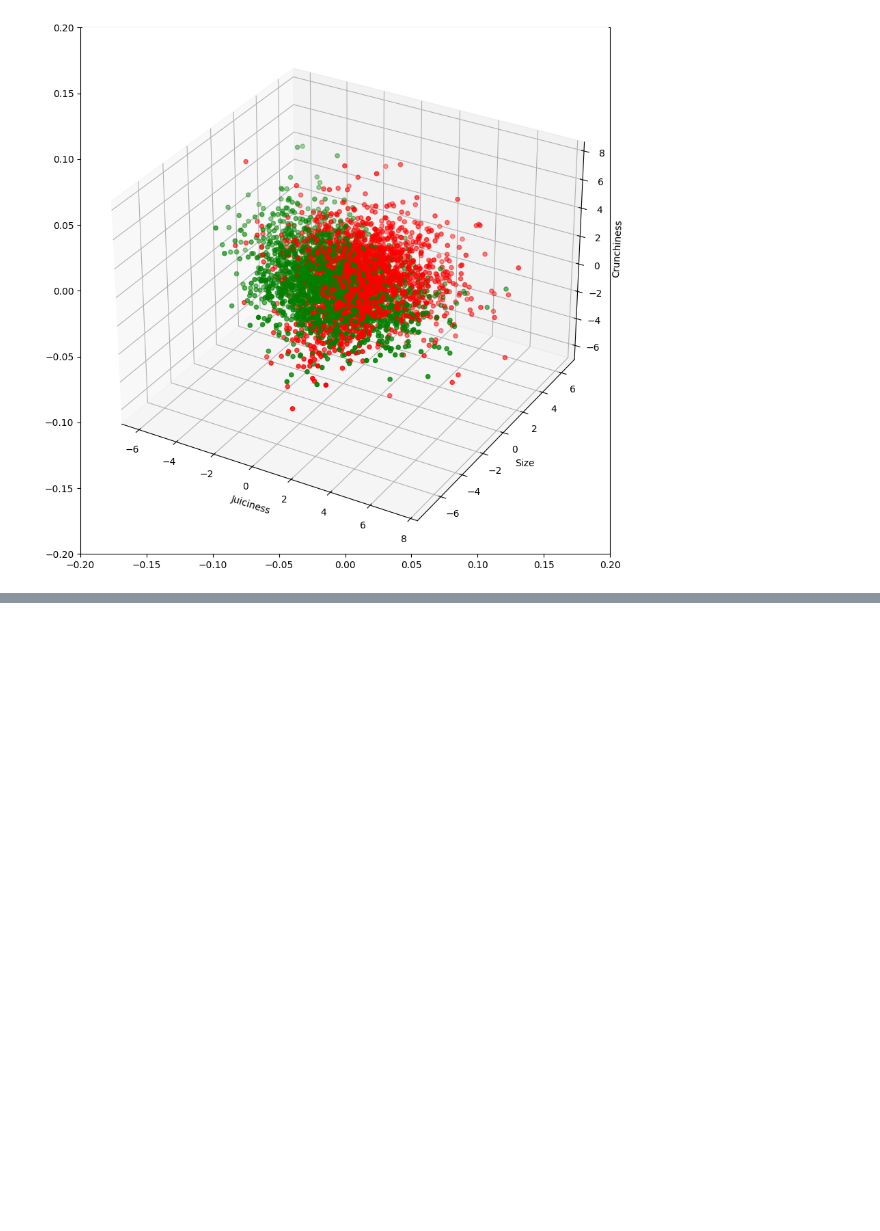
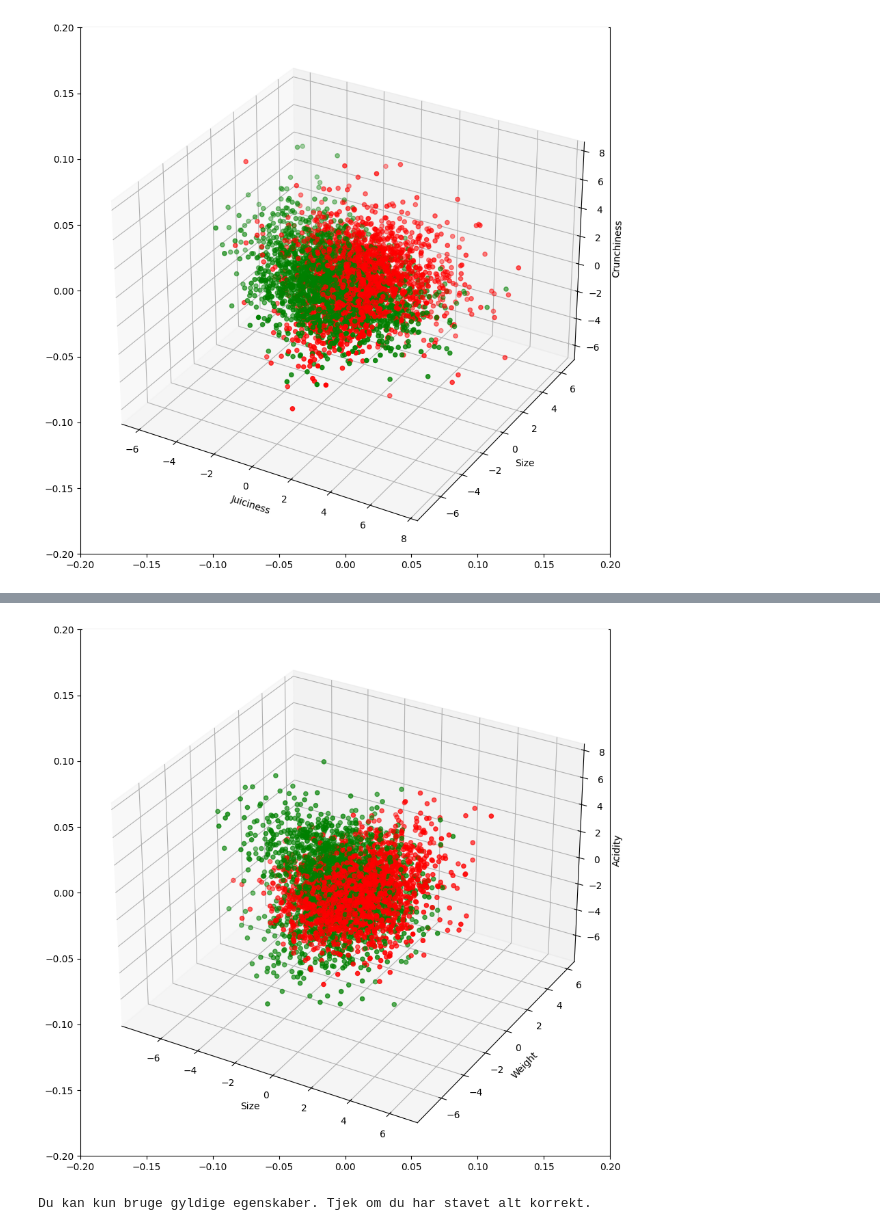
Before and after one commit to hchulvej/MachineLearning, a Jupyter notebook: Apples_dataset.ipynb, the cells around one changed output, grey strips where cells are left out. Cells and saved outputs as stored; diff of their text form; code cells hidden in the pictures; blank space fills up the shorter version.

```diff
--- a/Apples_dataset.ipynb
+++ b/Apples_dataset.ipynb
@@ -221,0 +259,8 @@ plt.show()
+# %%
+my_scatter_plot("Size", "Weight", "Acidity")
+# %% [output]
+[figure, added]
+# %%
+my_scatter_plot("Abe", "Se", "D")
+# %% [output]
+Du kan kun bruge gyldige egenskaber. Tjek om du har stavet alt korrekt.
```
Also changed, not shown: parts of 6 cells of this notebook, 2 other files.
